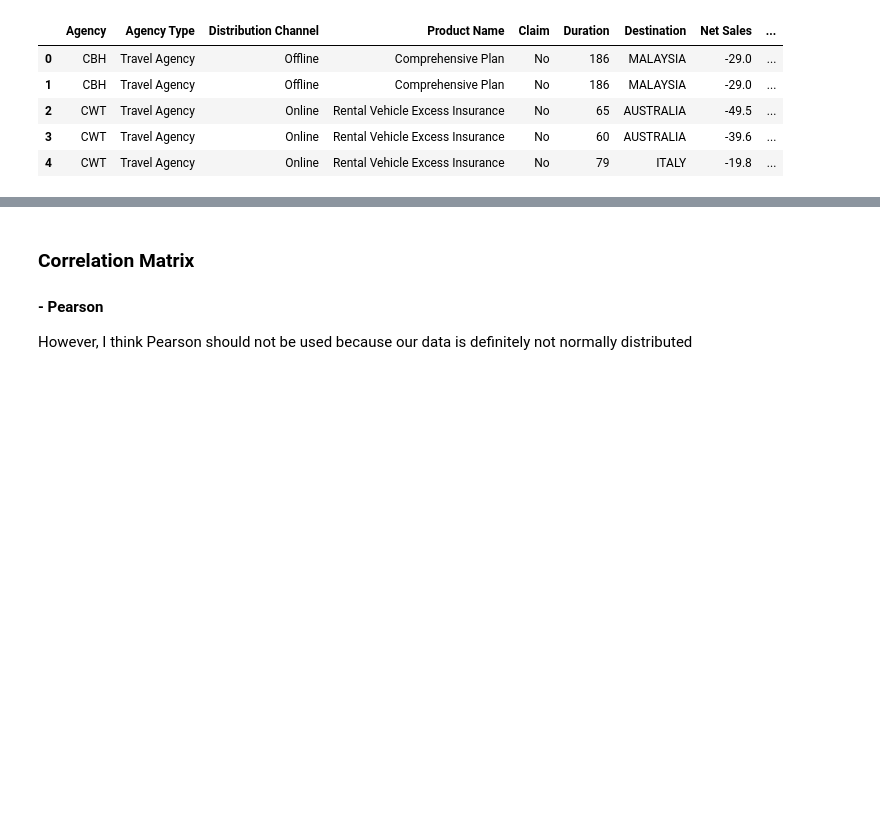
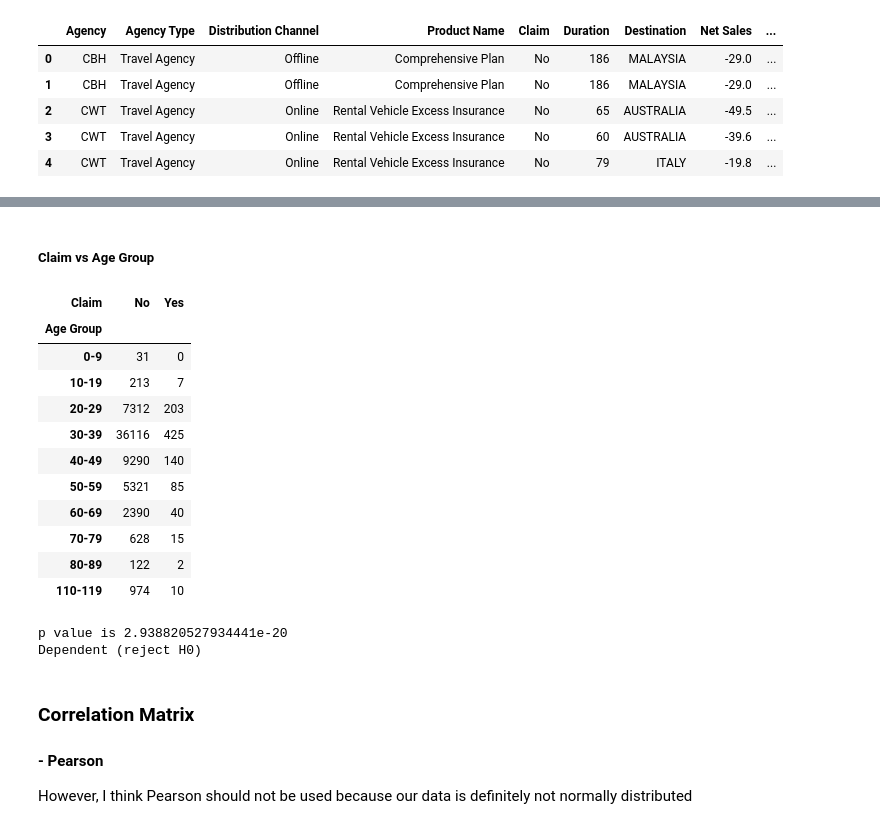
Before and after one commit to jkjk807/TeamTehc-masa, a Jupyter notebook: MASA_statistical.ipynb, the cells around one changed output, grey strips where cells are left out. Drawn from its saved outputs; the diff is of its cells as text; code cells hidden in the pictures; blank space fills up the shorter version.

```diff
--- a/MASA_statistical.ipynb
+++ b/MASA_statistical.ipynb
@@ -24,3 +137,34 @@ df.head()
+# %% [markdown]
+##### Claim vs Age Group
+# %%
+claim_age = pd.crosstab(df["Age Group"], df["Claim"], margins=False)
+claim_age
+# %% [output]
+| Claim | No | Yes |
+| Age Group |  |  |
+| 0-9 | 31 | 0 |
+| 10-19 | 213 | 7 |
+| 20-29 | 7312 | 203 |
+| 30-39 | 36116 | 425 |
+| 40-49 | 9290 | 140 |
+| 50-59 | 5321 | 85 |
+| 60-69 | 2390 | 40 |
+| 70-79 | 628 | 15 |
+| 80-89 | 122 | 2 |
+| 110-119 | 974 | 10 |
+# %%
+stat, p, dof, expected = stats.chi2_contingency(claim_age)
+
+# interpret p-value
+alpha = 0.05
+print("p value is " + str(p))
+if p <= alpha:
+    print('Dependent (reject H0)')
+else:
+    print('Independent (H0 holds true)')
+# %% [output]
+p value is 2.938820527934441e-20
+Dependent (reject H0)
 # %% [markdown]
 ### Correlation Matrix
 #### - Pearson
```
Also changed, not shown: parts of 15 cells of this notebook.
